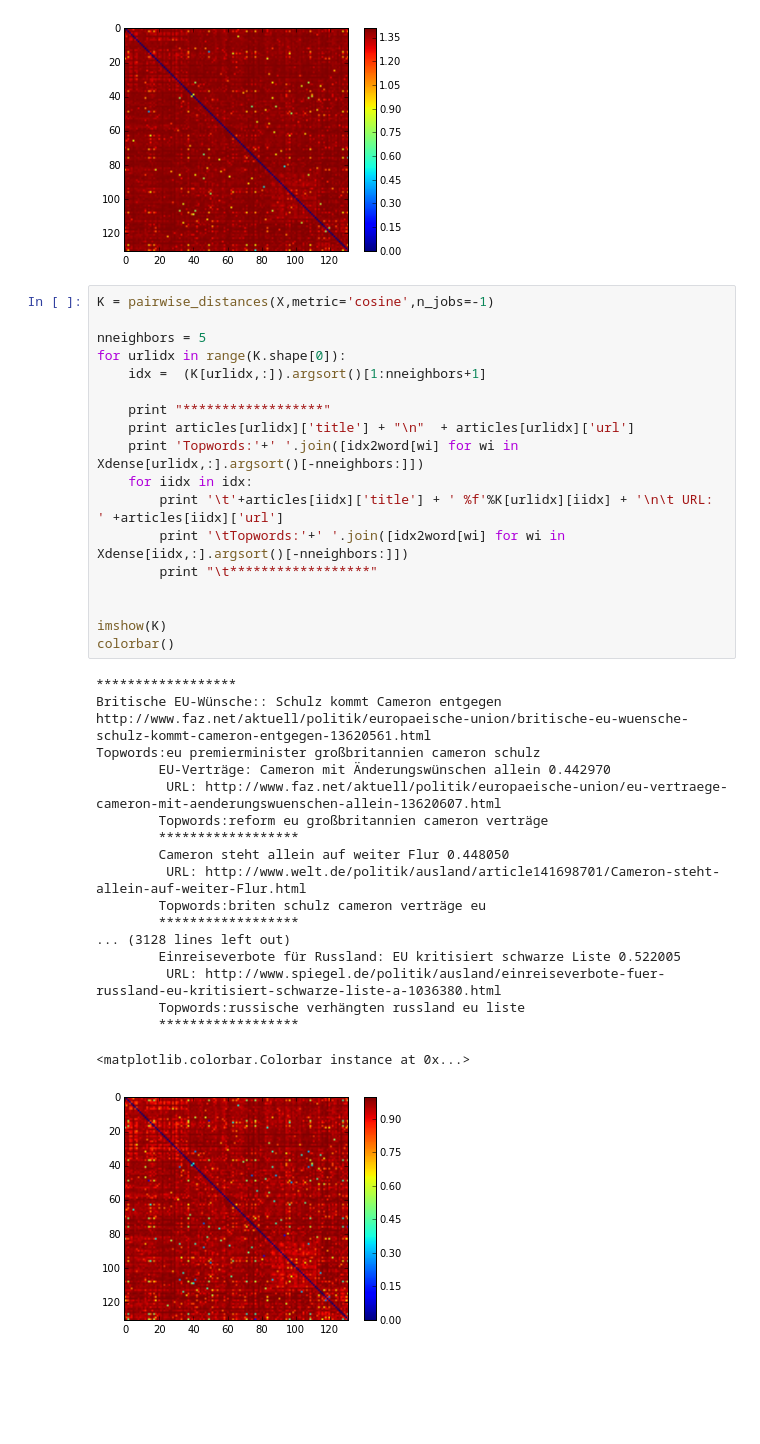
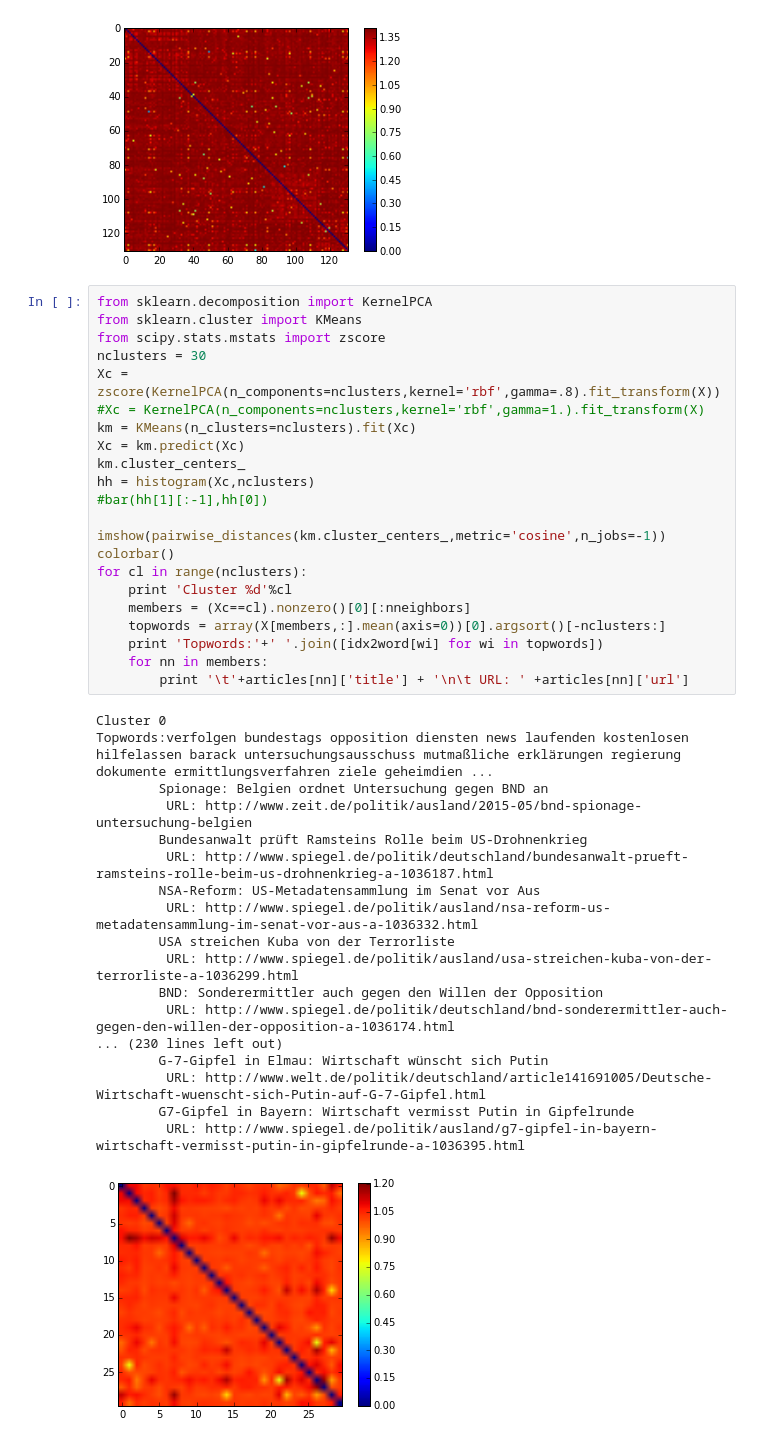
Before and after one commit to kirel/political-affiliation-prediction, a Jupyter notebook: distances.ipynb, the cells around one changed output. Cells and saved outputs as stored; diff of their text form; blank space fills up the shorter version.

Commit message:
removed news article related code from downloader.py to newsreader.py added clustering for news files again updated README.md

```diff
--- a/distances.ipynb
+++ b/distances.ipynb
@@ -120,41 +120,44 @@ Topwords:eu premierminister großbritannien cameron schulz
         ******************
 <matplotlib.colorbar.Colorbar instance at 0x...>
 [figure]
-# %%
-K = pairwise_distances(X,metric='cosine',n_jobs=-1)
-
-nneighbors = 5
-for urlidx in range(K.shape[0]):
-    idx =  (K[urlidx,:]).argsort()[1:nneighbors+1]
-
-    print "******************"
-    print articles[urlidx]['title'] + "\n"  + articles[urlidx]['url']
-    print 'Topwords:'+' '.join([idx2word[wi] for wi in Xdense[urlidx,:].argsort()[-nneighbors:]])
-    for iidx in idx:
-        print '\t'+articles[iidx]['title'] + ' %f'%K[urlidx][iidx] + '\n\t URL: ' +articles[iidx]['url']
-        print '\tTopwords:'+' '.join([idx2word[wi] for wi in Xdense[iidx,:].argsort()[-nneighbors:]])
-        print "\t******************"
-
-
-imshow(K)
-colorbar()
-# %% [output]
-******************
-Britische EU-Wünsche:: Schulz kommt Cameron entgegen
-http://www.faz.net/aktuell/politik/europaeische-union/britische-eu-wuensche-schulz-kommt-cameron-entgegen-13620561.html
-Topwords:eu premierminister großbritannien cameron schulz
-        EU-Verträge: Cameron mit Änderungswünschen allein 0.442970
-         URL: http://www.faz.net/aktuell/politik/europaeische-union/eu-vertraege-cameron-mit-aenderungswuenschen-allein-13620607.html
-        Topwords:reform eu großbritannien cameron verträge
-        ******************
-        Cameron steht allein auf weiter Flur 0.448050
-         URL: http://www.welt.de/politik/ausland/article141698701/Cameron-steht-allein-auf-weiter-Flur.html
-        Topwords:briten schulz cameron verträge eu
-        ******************
-... (3128 lines left out)
-        Einreiseverbote für Russland: EU kritisiert schwarze Liste 0.522005
-         URL: http://www.spiegel.de/politik/ausland/einreiseverbote-fuer-russland-eu-kritisiert-schwarze-liste-a-1036380.html
-        Topwords:russische verhängten russland eu liste
-        ******************
-<matplotlib.colorbar.Colorbar instance at 0x...>
-[figure, removed]
+# %%
+from sklearn.decomposition import KernelPCA
+from sklearn.cluster import KMeans
+from scipy.stats.mstats import zscore
+nclusters = 30
+Xc = zscore(KernelPCA(n_components=nclusters,kernel='rbf',gamma=.8).fit_transform(X))
+#Xc = KernelPCA(n_components=nclusters,kernel='rbf',gamma=1.).fit_transform(X)
+km = KMeans(n_clusters=nclusters).fit(Xc)
+Xc = km.predict(Xc)
+km.cluster_centers_
+hh = histogram(Xc,nclusters)
+#bar(hh[1][:-1],hh[0])
+
+imshow(pairwise_distances(km.cluster_centers_,metric='cosine',n_jobs=-1))
+colorbar()
+for cl in range(nclusters):
+    print 'Cluster %d'%cl
+    members = (Xc==cl).nonzero()[0][:nneighbors]
+    topwords = array(X[members,:].mean(axis=0))[0].argsort()[-nclusters:]
+    print 'Topwords:'+' '.join([idx2word[wi] for wi in topwords])
+    for nn in members:
+        print '\t'+articles[nn]['title'] + '\n\t URL: ' +articles[nn]['url']
+# %% [output]
+Cluster 0
+Topwords:verfolgen bundestags opposition diensten news laufenden kostenlosen hilfelassen barack untersuchungsausschuss mutmaßliche erklärungen regierung dokumente ermittlungsverfahren ziele geheimdien ...
+        Spionage: Belgien ordnet Untersuchung gegen BND an
+         URL: http://www.zeit.de/politik/ausland/2015-05/bnd-spionage-untersuchung-belgien
+        Bundesanwalt prüft Ramsteins Rolle beim US-Drohnenkrieg
+         URL: http://www.spiegel.de/politik/deutschland/bundesanwalt-prueft-ramsteins-rolle-beim-us-drohnenkrieg-a-1036187.html
+        NSA-Reform: US-Metadatensammlung im Senat vor Aus
+         URL: http://www.spiegel.de/politik/ausland/nsa-reform-us-metadatensammlung-im-senat-vor-aus-a-1036332.html
+        USA streichen Kuba von der Terrorliste
+         URL: http://www.spiegel.de/politik/ausland/usa-streichen-kuba-von-der-terrorliste-a-1036299.html
+        BND: Sonderermittler auch gegen den Willen der Opposition
+         URL: http://www.spiegel.de/politik/deutschland/bnd-sonderermittler-auch-gegen-den-willen-der-opposition-a-1036174.html
+... (230 lines left out)
+        G-7-Gipfel in Elmau: Wirtschaft wünscht sich Putin
+         URL: http://www.welt.de/politik/deutschland/article141691005/Deutsche-Wirtschaft-wuenscht-sich-Putin-auf-G-7-Gipfel.html
+        G7-Gipfel in Bayern: Wirtschaft vermisst Putin in Gipfelrunde
+         URL: http://www.spiegel.de/politik/ausland/g7-gipfel-in-bayern-wirtschaft-vermisst-putin-in-gipfelrunde-a-1036395.html
+[figure, added]
```
Also changed, not shown: parts of 2 cells of this notebook, 4 other files.
